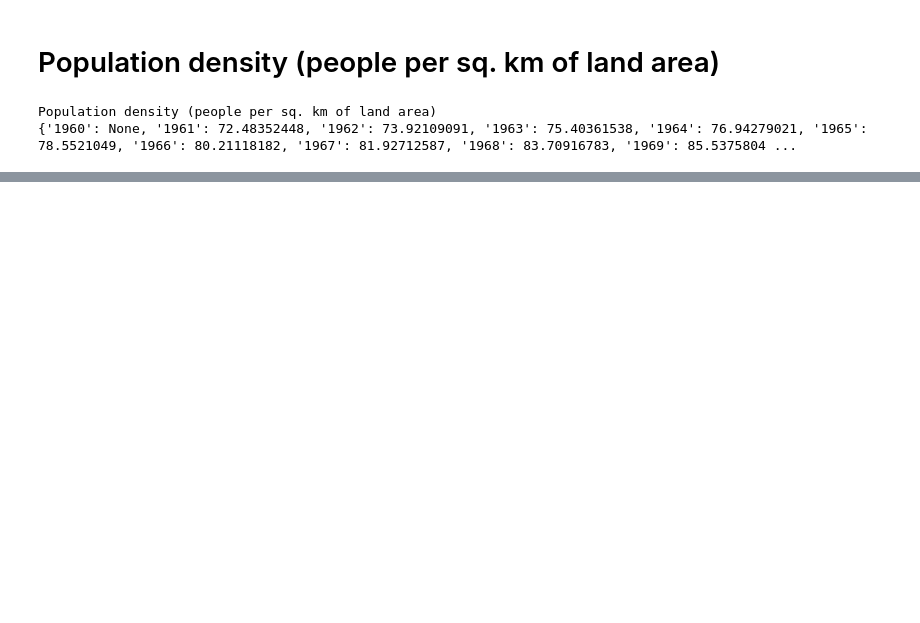
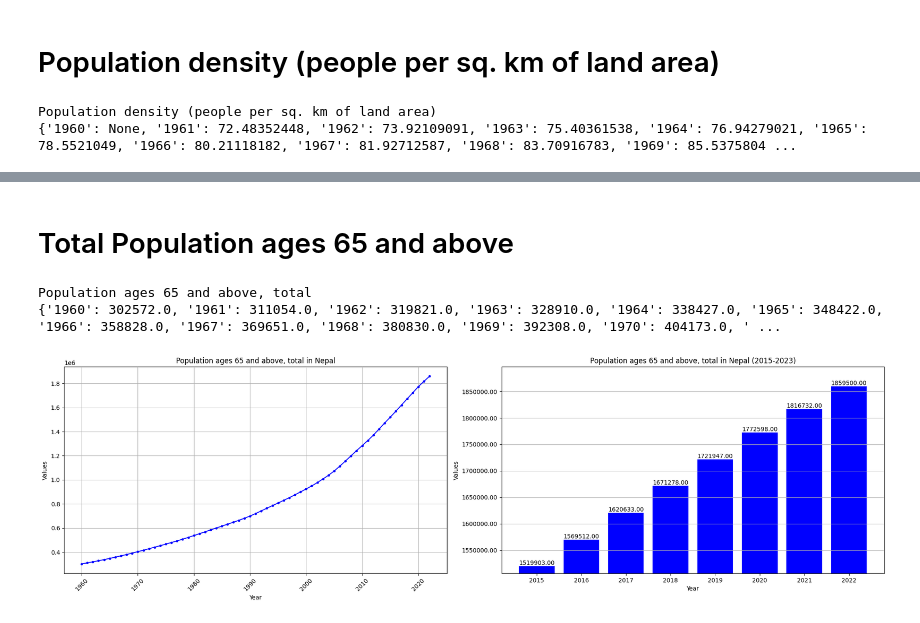
Before and after one commit to Rk-Pudasaini/Nepal-Data-Insights, a Jupyter notebook: Demographic_Study_of_Nepal.ipynb, the cells around one changed output, grey strips where cells are left out. Drawn from its saved outputs; the diff is of its cells as text; code cells hidden in the pictures; blank space fills up the shorter version.

```diff
--- a/Demographic_Study_of_Nepal.ipynb
+++ b/Demographic_Study_of_Nepal.ipynb
@@ -244,0 +245,14 @@ display_subplots(data, xticks_interval=10)
+# %% [markdown]
+# Total Population ages 65 and above
+# %%
+# Extract information for the current row that represent total Population agles 65 and above
+title, data, years, values = extract_row_info(df, 447)
+print(title)
+print(data)
+# %% [output]
+Population ages 65 and above, total
+{'1960': 302572.0, '1961': 311054.0, '1962': 319821.0, '1963': 328910.0, '1964': 338427.0, '1965': 348422.0, '1966': 358828.0, '1967': 369651.0, '1968': 380830.0, '1969': 392308.0, '1970': 404173.0, ' ...
+# %%
+display_subplots(data, xticks_interval=10)
+# %% [output]
+[figure, added]
```
Also changed, not shown: parts of 5 cells of this notebook.
